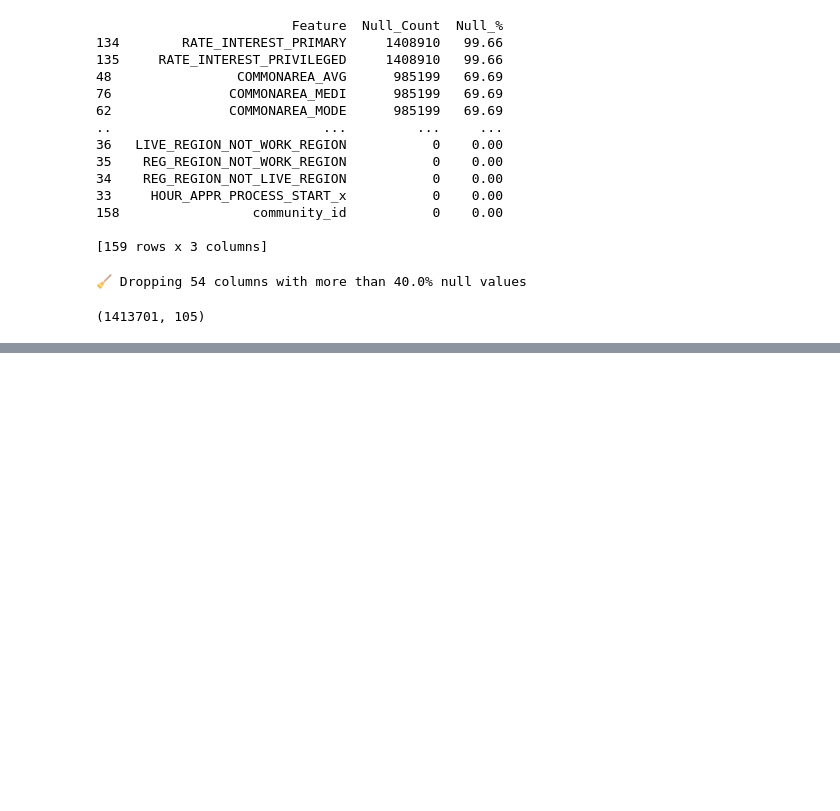
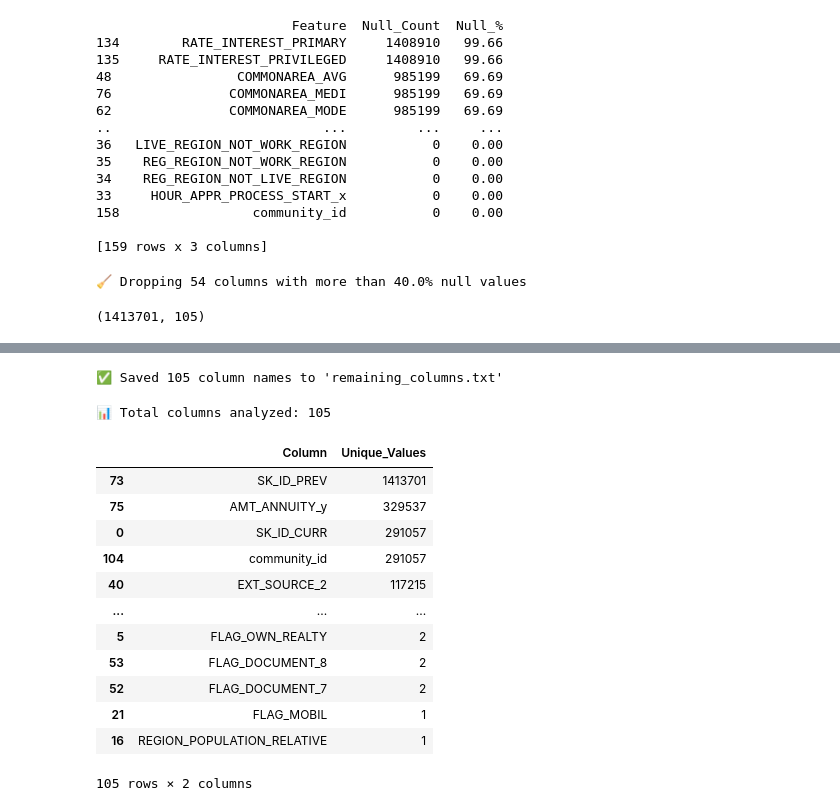
Before and after one commit to AreedAdmin/default_detection_system, a Jupyter notebook: defaultees.ipynb, the cells around one changed output, grey strips where cells are left out. Saved outputs shown, nothing was run; the diff lists cells and outputs as text; code cells hidden in the pictures; blank space fills up the shorter version.

Commit message:
almost done cleaning

```diff
--- a/defaultees.ipynb
+++ b/defaultees.ipynb
@@ -240,0 +278,49 @@ merged_df_clean.shape
+# %%
+output_path = "remaining_columns.txt"
+
+with open(output_path, "w") as f:
+    for col in merged_df_clean.columns:
+        f.write(col + "\n")
+
+print(f"✅ Saved {len(merged_df_clean.columns)} column names to '{output_path}'")
+# %% [output]
+✅ Saved 105 column names to 'remaining_columns.txt'
+# %%
+def display_unique_value_counts(df, sort_by_count=False):
+    """
+    Displays the count of unique values for each column in a DataFrame.
+
+    Parameters:
+        df (pd.DataFrame): The DataFrame to analyze
+        sort_by_count (bool): If True, sorts by number of unique values (descending)
+
+    Returns:
+        pd.DataFrame: A summary table of column names and their unique counts
+    """
+    unique_counts = df.nunique().reset_index()
+    unique_counts.columns = ['Column', 'Unique_Values']
+
+    if sort_by_count:
+        unique_counts = unique_counts.sort_values(by='Unique_Values', ascending=False)
+
+    print(f"📊 Total columns analyzed: {len(df.columns)}")
+    display(unique_counts)  # works well in Jupyter/Colab
+
+    return unique_counts
+
+unique_summary = display_unique_value_counts(merged_df_clean, sort_by_count=True)
+# %% [output]
+📊 Total columns analyzed: 105
+|  | Column | Unique_Values |
+| 73 | SK_ID_PREV | 1413701 |
+| 75 | AMT_ANNUITY_y | 329537 |
+| 0 | SK_ID_CURR | 291057 |
+| 104 | community_id | 291057 |
+| 40 | EXT_SOURCE_2 | 117215 |
+| ... | ... | ... |
+| 5 | FLAG_OWN_REALTY | 2 |
+| 53 | FLAG_DOCUMENT_8 | 2 |
+| 52 | FLAG_DOCUMENT_7 | 2 |
+| 21 | FLAG_MOBIL | 1 |
+| 16 | REGION_POPULATION_RELATIVE | 1 |
+105 rows × 2 columns
```
Also changed, not shown: parts of 7 cells of this notebook, 1 other file.
